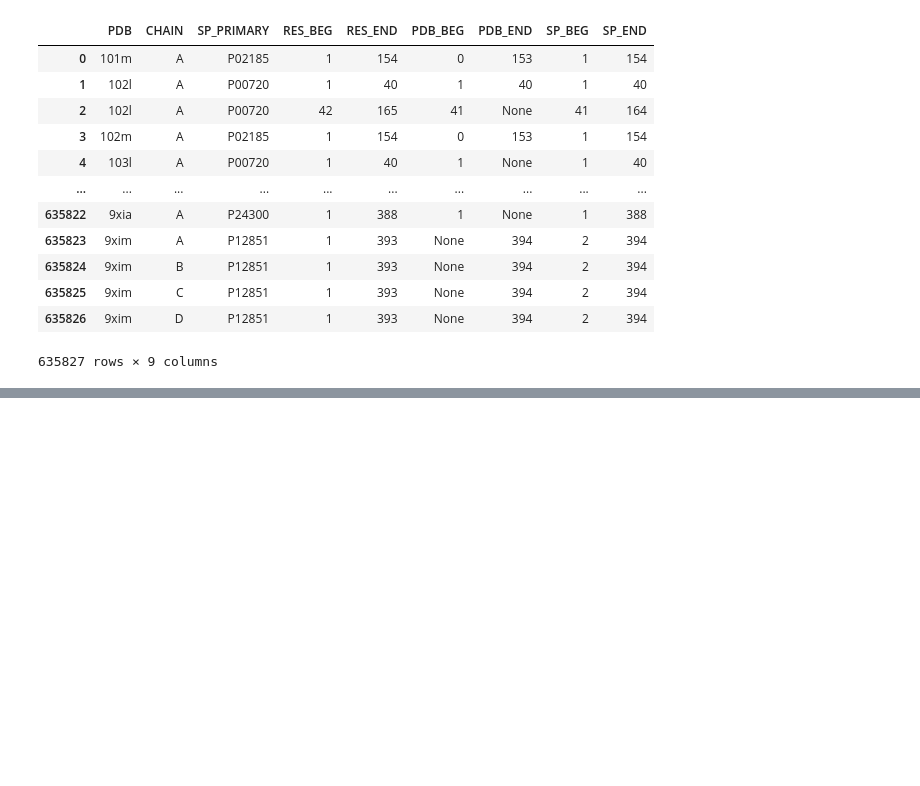
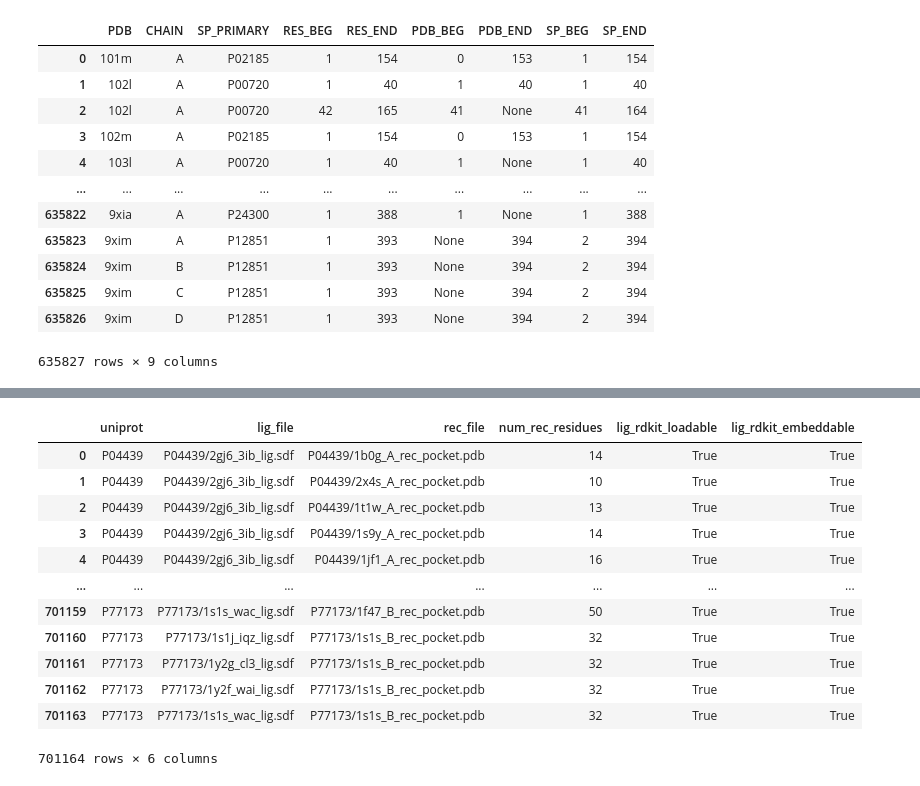
Before and after one commit to molecularmodelinglab/bigbind, a Jupyter notebook: test_chembl.ipynb, the cells around one changed output, grey strips where cells are left out. Saved outputs shown, nothing was run; the diff lists cells and outputs as text; code cells hidden in the pictures; blank space fills up the shorter version.

```diff
--- a/test_chembl.ipynb
+++ b/test_chembl.ipynb
@@ -325,7 +333,27 @@ for lig_file in tqdm(struct_df["lig_file"].unique()):
 # %%
 struct_df["lig_rdkit_loadable"] = np.zeros((len(struct_df),), dtype=bool)
 struct_df["lig_rdkit_embeddable"] = np.zeros((len(struct_df),), dtype=bool)
+rdkit_loadable_arr = []
+rdkit_embeddable_arr = []
 for i, lig_file in enumerate(tqdm(struct_df["lig_file"])):
-    struct_df["lig_rdkit_loadable"][i] = rdkit_loadable[lig_file]
-    struct_df["lig_rdkit_embeddable"][i] = rdkit_embeddable[lig_file]
+    rdkit_loadable_arr.append(rdkit_loadable[lig_file])
+    rdkit_embeddable_arr.append(rdkit_embeddable[lig_file])
+    # struct_df["lig_rdkit_loadable"][i] = rdkit_loadable[lig_file]
+    # struct_df["lig_rdkit_embeddable"][i] = rdkit_embeddable[lig_file]
+struct_df["lig_rdkit_loadable"] = rdkit_loadable_arr
+struct_df["lig_rdkit_embeddable"] = rdkit_embeddable_arr
 struct_df
+# %% [output]
+|  | uniprot | lig_file | rec_file | num_rec_residues | lig_rdkit_loadable | lig_rdkit_embeddable |
+| 0 | P04439 | P04439/2gj6_3ib_lig.sdf | P04439/1b0g_A_rec_pocket.pdb | 14 | True | True |
+| 1 | P04439 | P04439/2gj6_3ib_lig.sdf | P04439/2x4s_A_rec_pocket.pdb | 10 | True | True |
+| 2 | P04439 | P04439/2gj6_3ib_lig.sdf | P04439/1t1w_A_rec_pocket.pdb | 13 | True | True |
+| 3 | P04439 | P04439/2gj6_3ib_lig.sdf | P04439/1s9y_A_rec_pocket.pdb | 14 | True | True |
+| 4 | P04439 | P04439/2gj6_3ib_lig.sdf | P04439/1jf1_A_rec_pocket.pdb | 16 | True | True |
+| ... | ... | ... | ... | ... | ... | ... |
+| 701159 | P77173 | P77173/1s1s_wac_lig.sdf | P77173/1f47_B_rec_pocket.pdb | 50 | True | True |
+| 701160 | P77173 | P77173/1s1j_iqz_lig.sdf | P77173/1s1s_B_rec_pocket.pdb | 32 | True | True |
+| 701161 | P77173 | P77173/1y2g_cl3_lig.sdf | P77173/1s1s_B_rec_pocket.pdb | 32 | True | True |
+| 701162 | P77173 | P77173/1y2f_wai_lig.sdf | P77173/1s1s_B_rec_pocket.pdb | 32 | True | True |
+| 701163 | P77173 | P77173/1s1s_wac_lig.sdf | P77173/1s1s_B_rec_pocket.pdb | 32 | True | True |
+701164 rows × 6 columns
```
Also changed, not shown: parts of 40 cells of this notebook, 12 other files.
